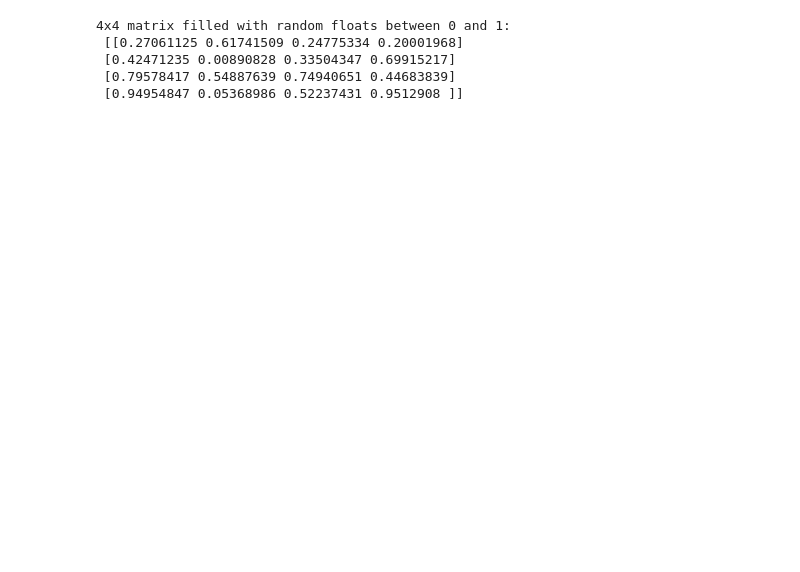
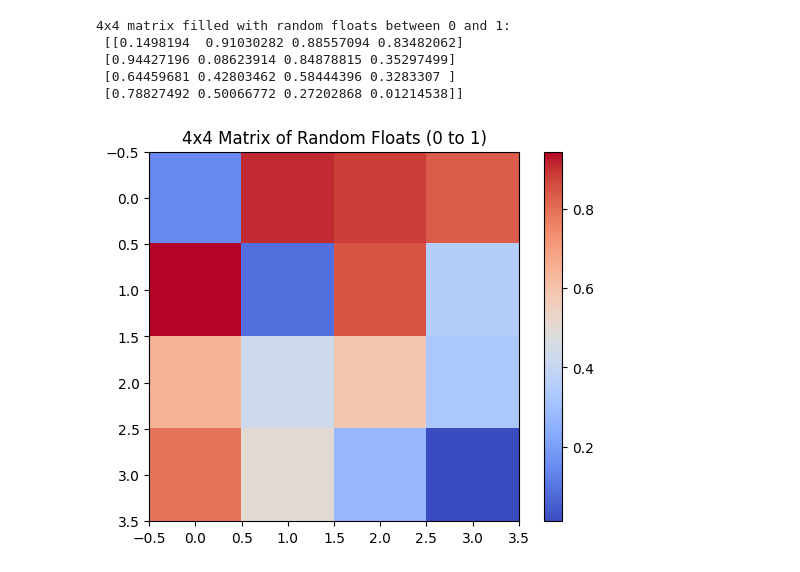
Before and after one commit to RyszardKozik/dtcs_modul_1_homework, a Jupyter notebook: Hw1.ipynb, the cells around one changed output. Cells and saved outputs as stored; diff of their text form; code cells hidden in the pictures; blank space fills up the shorter version.

```diff
--- a/Hw1.ipynb
+++ b/Hw1.ipynb
@@ -30,12 +61,24 @@ print("5x5 matrix filled with random integers from 1 to 10:\n", matrix_5x5)
 # %%
 # Task 4
+import numpy as np
+import matplotlib.pyplot as plt
+
 matrix_4x4 = np.random.rand(4, 4)
+
 print("4x4 matrix filled with random floats between 0 and 1:\n", matrix_4x4)
+
+# Visualize the matrix
+plt.imshow(matrix_4x4, cmap='coolwarm', interpolation='none')
+plt.title("4x4 Matrix of Random Floats (0 to 1)")
+plt.colorbar()
+
+plt.show()
 # %% [output]
 4x4 matrix filled with random floats between 0 and 1:
- [[0.27061125 0.61741509 0.24775334 0.20001968]
- [0.42471235 0.00890828 0.33504347 0.69915217]
- [0.79578417 0.54887639 0.74940651 0.44683839]
- [0.94954847 0.05368986 0.52237431 0.9512908 ]]
+ [[0.1498194  0.91030282 0.88557094 0.83482062]
+ [0.94427196 0.08623914 0.84878815 0.35297499]
+ [0.64459681 0.42803462 0.58444396 0.3283307 ]
+ [0.78827492 0.50066772 0.27202868 0.01214538]]
+[figure, added]
 # %%
 # Task 5
```
Also changed, not shown: parts of 18 cells of this notebook.
